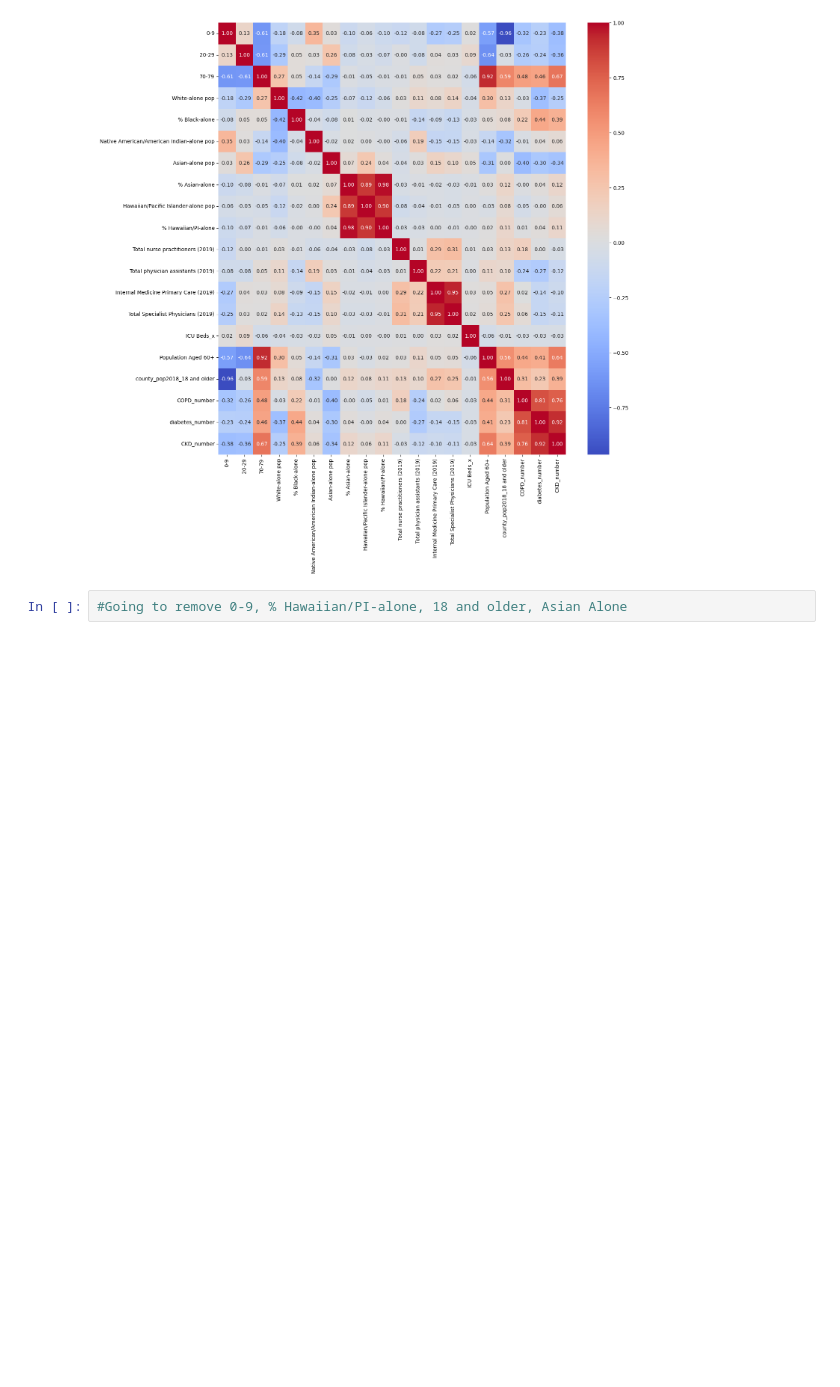
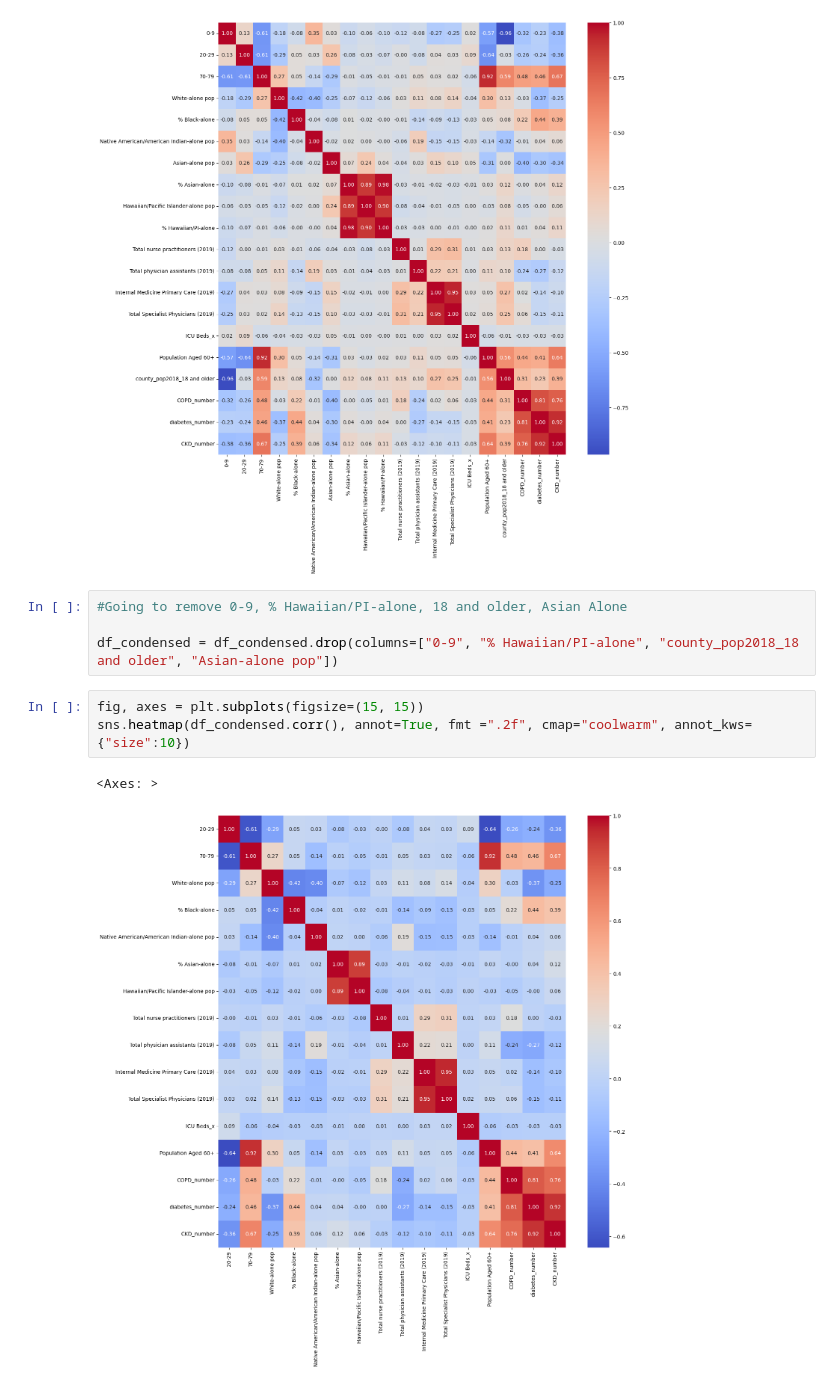
Before and after one commit to drtclem/Hospital_Data_Reg_Lin_Regression, a Jupyter notebook: src/explore.ipynb, the cells around one changed output. Drawn from its saved outputs; the diff is of its cells as text; blank space fills up the shorter version.

```diff
--- a/src/explore.ipynb
+++ b/src/explore.ipynb
@@ -183,3 +183,11 @@ sns.heatmap(df_condensed.corr(), annot=True, fmt =".2f", cmap="coolwarm", annot_
 [figure]
 # %%
 #Going to remove 0-9, % Hawaiian/PI-alone, 18 and older, Asian Alone
+
+df_condensed = df_condensed.drop(columns=["0-9", "% Hawaiian/PI-alone", "county_pop2018_18 and older", "Asian-alone pop"])
+# %%
+fig, axes = plt.subplots(figsize=(15, 15))
+sns.heatmap(df_condensed.corr(), annot=True, fmt =".2f", cmap="coolwarm", annot_kws={"size":10})
+# %% [output]
+<Axes: >
+[figure, added]
```
Also changed, not shown: parts of 15 cells of this notebook.
